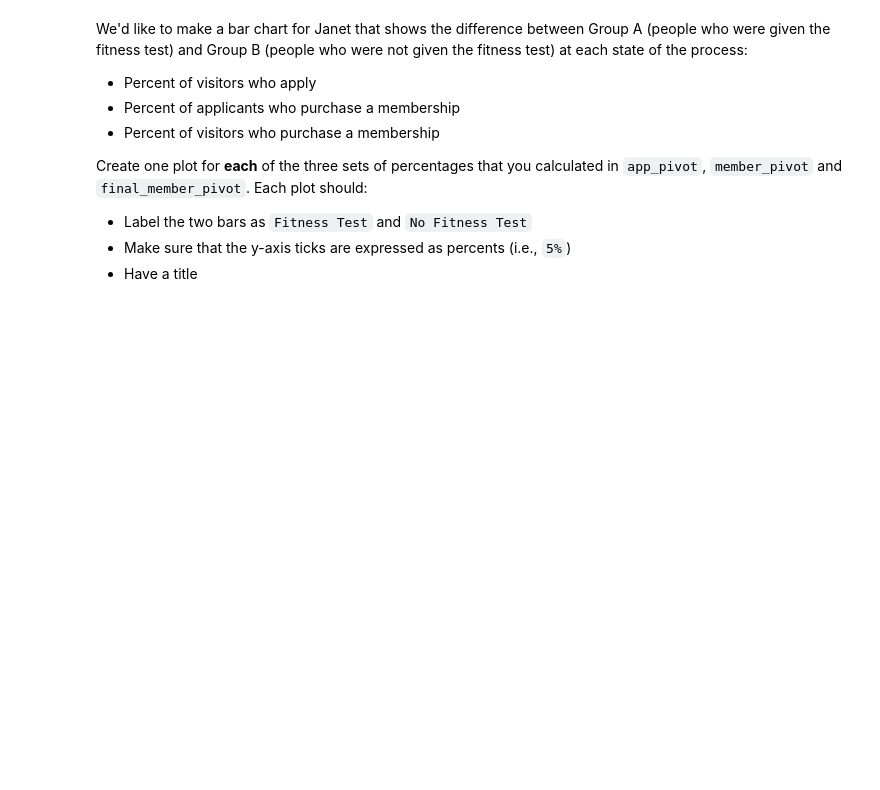
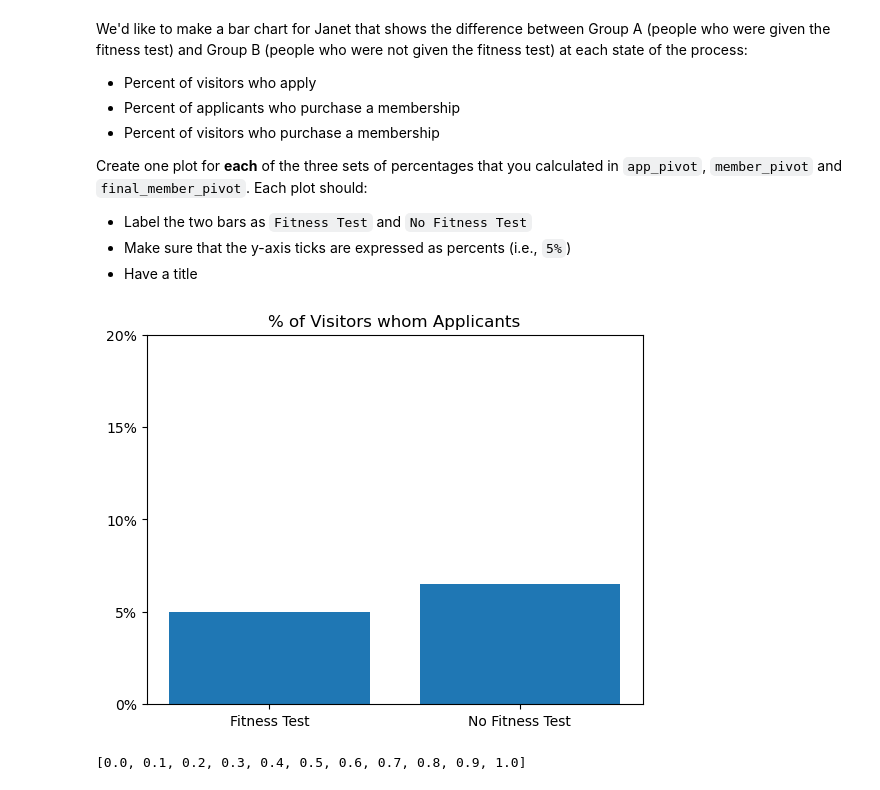
Before and after one commit to Gameznova/Python-For-Data-Analysis, a Jupyter notebook: Muscle Hub_AB Capstone/musclehub.ipynb, the cells around one changed output. Cells and saved outputs as stored; diff of their text form; code cells hidden in the pictures; blank space fills up the shorter version.

```diff
--- a/Muscle Hub_AB Capstone/musclehub.ipynb
+++ b/Muscle Hub_AB Capstone/musclehub.ipynb
@@ -229,2 +213,5 @@ Start by creating a new column in `df` called `is_application` which is `Applica
 # %% [markdown]
 Now, using `groupby`, count how many people from Group A and Group B either do or don't pick up an application.  You'll want to group by `ab_test_group` and `is_application`.  Save this new DataFrame as `app_counts`
+# %%
+app_counts = df.groupby(['ab_test_group','is_application']).first_name.count().reset_index()
+app_counts
@@ -233,3 +226,9 @@ We're going to want to calculate the percent of people in each group who complet
 - The `index` is `ab_test_group`
 - The `columns` are `is_application`
 Perform this pivot and save it to the variable `app_pivot`.  Remember to call `reset_index()` at the end of the pivot!
+# %%
+app_pivot = app_counts.pivot(
+    index = "ab_test_group",
+    columns = "is_application",
+    values = "first_name").reset_index()
+app_pivot
@@ -236,2 +239,5 @@ Perform this pivot and save it to the variable `app_pivot`.  Remember to call `r
 # %% [markdown]
 Define a new column called `Total`, which is the sum of `Application` and `No Application`.
+# %%
+app_pivot['Total'] = app_pivot.Application.sum() + app_pivot['No Application'].sum()
+app_pivot
@@ -238,2 +248,5 @@ Define a new column called `Total`, which is the sum of `Application` and `No Ap
 # %% [markdown]
 Calculate another column called `Percent with Application`, which is equal to `Application` divided by `Total`.
+# %%
+app_pivot['Percent with Application'] = app_pivot.Application / app_pivot.Total
+app_pivot
@@ -291,3 +388,21 @@ Create one plot for **each** of the three sets of percentages that you calculate
 - Label the two bars as `Fitness Test` and `No Fitness Test`
 - Make sure that the y-axis ticks are expressed as percents (i.e., `5%`)
 - Have a title
+# %%
+#Visitors who Application
+ax = plt.subplot()
+plt.title('% of Visitors whom Applicants')
+plt.bar(range(len(app_pivot)),app_pivot['Percent with Application'].values)
+ax.set_xticks(range(len(app_pivot)))
+ax.set_xticklabels(['Fitness Test', 'No Fitness Test'])
+ax.set_yticks([0, 0.05, 0.10, 0.15, 0.20])
+ax.set_yticklabels(['0%', '5%', '10%', '15%', '20%'])
+plt.show()
+# %% [output]
+[figure, added]
+# %%
+#List Comprehension for Example
+my_list = [round(x,2) for x in list(i * 0.10 for i in range(11))]
+my_list
+# %% [output]
+[0.0, 0.1, 0.2, 0.3, 0.4, 0.5, 0.6, 0.7, 0.8, 0.9, 1.0]
```
Also changed, not shown: parts of 20 cells of this notebook.
